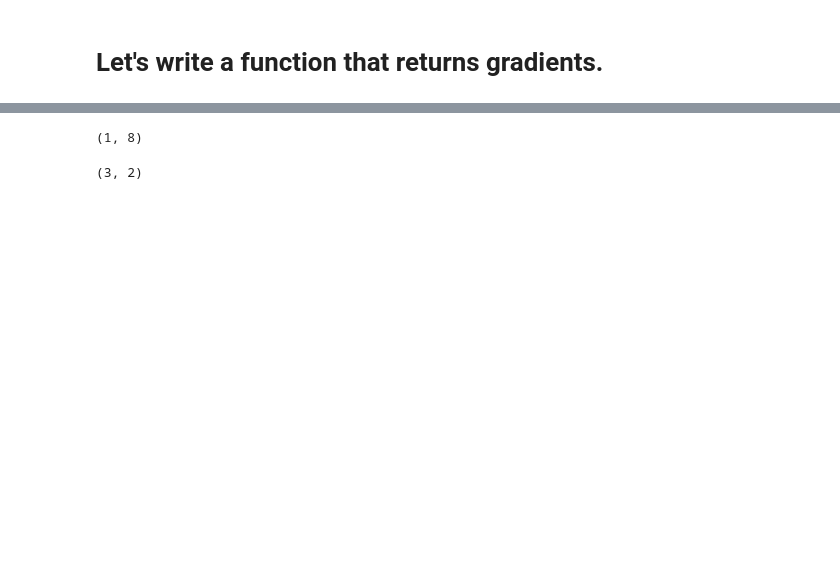
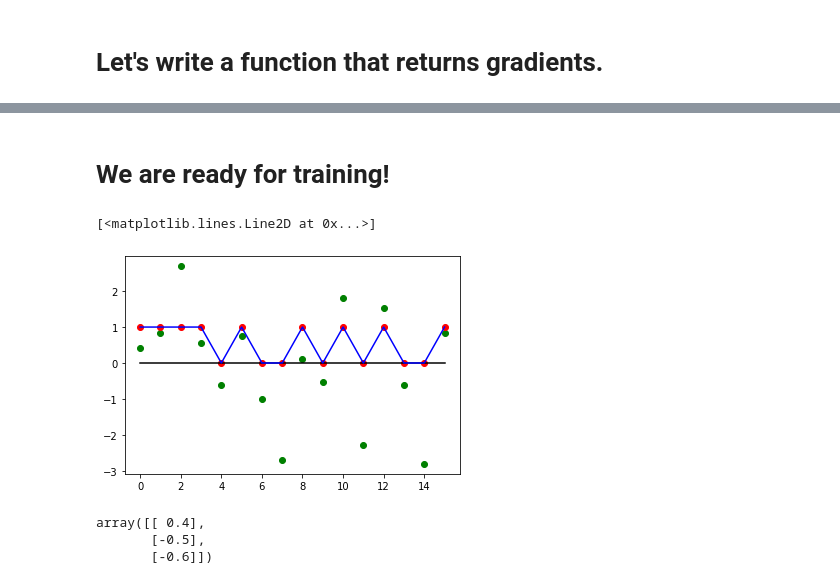
Before and after one commit to 8const/numpy_mnist, a Jupyter notebook: draft.ipynb, the cells around one changed output, grey strips where cells are left out. Drawn from its saved outputs; the diff is of its cells as text; code cells hidden in the pictures; blank space fills up the shorter version.

```diff
--- a/draft.ipynb
+++ b/draft.ipynb
@@ -295,3 +267,0 @@ array([[0.],
-# %%
-small_train = unm(1, 6)
-small_lables = np.array([np.array([1, 0]) if el > 0 else np.array([0, 1]) for el in small_train[0]])
@@ -397,4 +267,0 @@ batches = (train.reshape(bs, int(65536/bs)), lables.reshape(bs, int(65536/bs), 2
-# %%
-x = np.array([[1, 1, 2],
-             [2, 3, 5]])
-x.sum(axis=0).reshape(1,-1).shape
@@ -421,5 +267,0 @@ array([3, 4, 7])
-# %%
-x = np.array([1, 2, 3])
-y = np.array([[1],
-              [2],
-              [3]])
@@ -524,8 +267,0 @@ dloss_db1.sum(axis=1).reshape(-1,1).shape
-# %%
-(dx1_dW0.l1T).shape
-# %% [output]
-(1, 8)
-# %%
-dloss_dx2.shape
-# %% [output]
-(3, 2)
@@ -531,0 +274,46 @@ dloss_dx2.shape
+# %% [markdown]
+# We are ready for training!
+# %%
+#let's do data for 5 epoches with 256 batch size
+examples = [data(512) for _ in range(5)]
+# %%
+#random initial parameters
+W0 = unm(8, 1)
+b0 = unm(8, 1)
+W1 = unm(2, 8)
+b1 = unm(2, 1)
+
+#training loop
+lr = 0.01
+for batch in examples:
+    x, y = batch
+    #SGD
+    dloss_dW0, dloss_dW1, dloss_db0, dloss_db1 = grads(x, y, W0, W1, b0, b1)
+    W0 = W0 - dloss_dW0 * lr
+    W1 = W1 - dloss_dW1 * lr
+    b0 = b0 - dloss_db0 * lr
+    b1 = b1 - dloss_db1 * lr
+
+#works like a good chap, doesn't it?
+
+
+x0 = data(16)[0]
+x1 = W0 @ x0 + b0
+l1 = relu(x1)
+
+x2 = W1 @ l1 + b1
+l2 = matrix_softmax(x2)
+
+plt.plot(x0.T, 'go')
+plt.plot([round((l2.T)[i][0], 4) for i in range(16)], 'ro')
+plt.plot([0 for _ in range(16)], 'k')
+plt.plot(sign(x0.T), 'b')
+# %% [output]
+[<matplotlib.lines.Line2D at 0x...>]
+[figure, added]
+# %%
+np.array([[0.4], [-0.5], [-0.6]])
+# %% [output]
+array([[ 0.4],
+       [-0.5],
+       [-0.6]])
```
Also changed, not shown: parts of 56 cells of this notebook.
